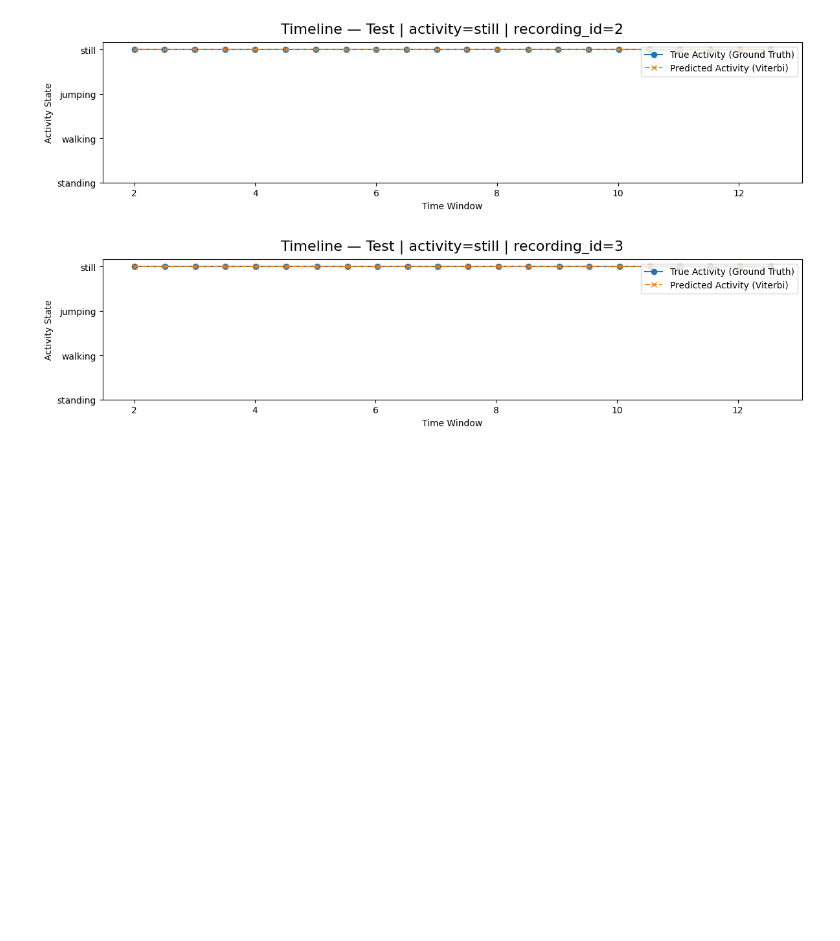
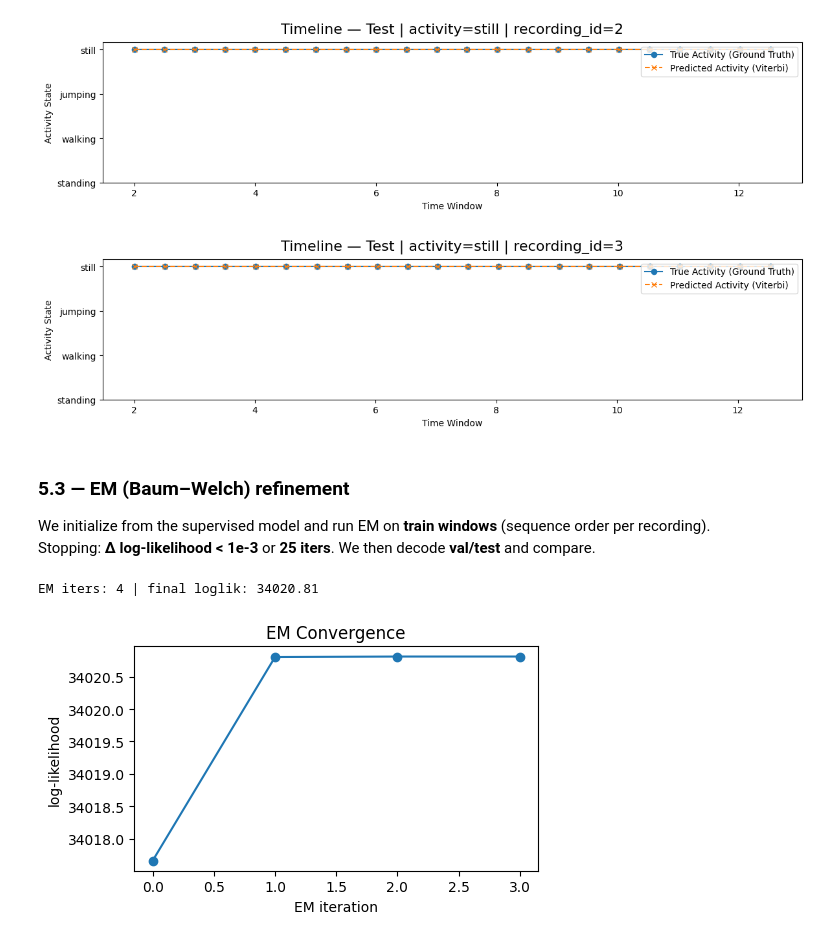
Before and after one commit to Christianib003/human-activity-recognition-hmm, a Jupyter notebook: notebooks/HMM_Project.ipynb, the cells around one changed output. Cells and saved outputs as stored; diff of their text form; code cells hidden in the pictures; blank space fills up the shorter version.

Commit message:
Baum Welch

```diff
--- a/notebooks/HMM_Project.ipynb
+++ b/notebooks/HMM_Project.ipynb
@@ -648,3 +648,20 @@ for act in acts:
 [figure]
 [figure]
 [figure]
+# %% [markdown]
+### 5.3 — EM (Baum–Welch) refinement
+We initialize from the supervised model and run EM on **train windows** (sequence order per recording).
+Stopping: **Δ log-likelihood < 1e-3** or **25 iters**. We then decode **val/test** and compare.
+# %%
+params_em, ll_hist = em_baum_welch(train_win, feat_cols, params_sup,
+                                   max_iter=25, tol=1e-3, var_floor=1e-3)
+print("EM iters:", len(ll_hist), "| final loglik:", f"{ll_hist[-1]:.2f}")
+# %% [output]
+EM iters: 4 | final loglik: 34020.81
+# %%
+plt.figure(figsize=(5.2,3.2))
+plt.plot(ll_hist, marker="o")
+plt.xlabel("EM iteration"); plt.ylabel("log-likelihood")
+plt.title("EM Convergence"); plt.tight_layout(); plt.show()
+# %% [output]
+[figure, added]
```
Also changed, not shown: parts of 3 cells of this notebook, 2 other files.
